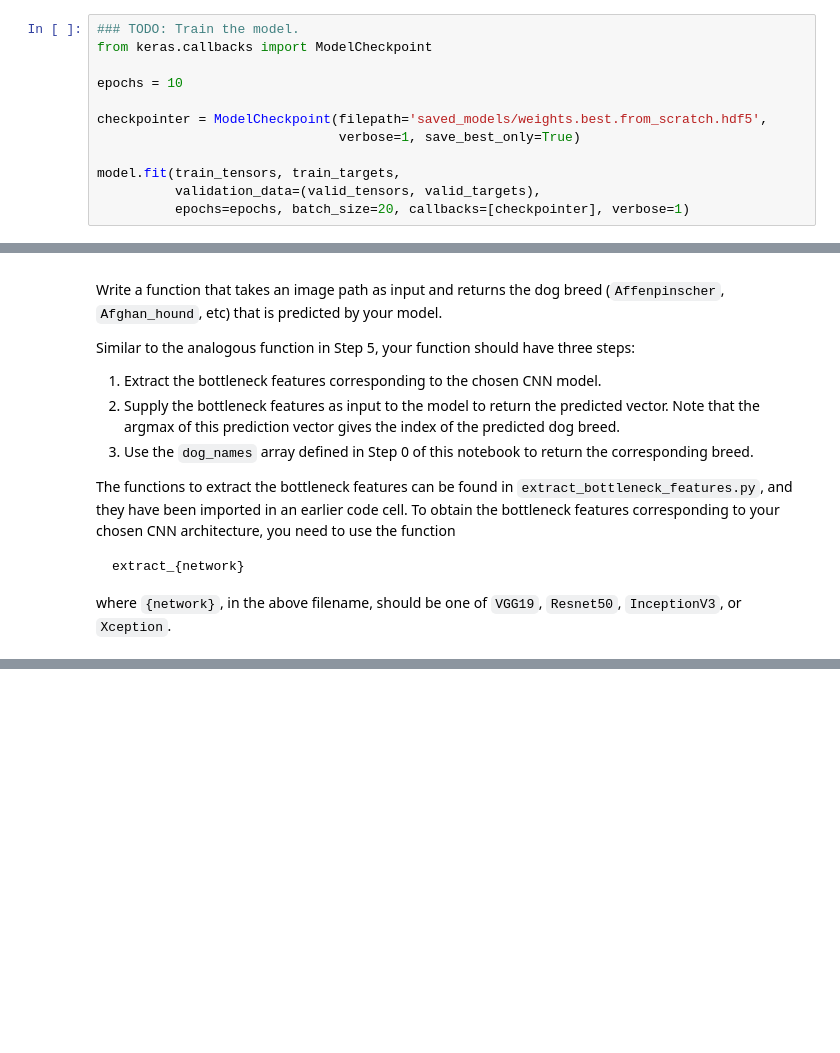
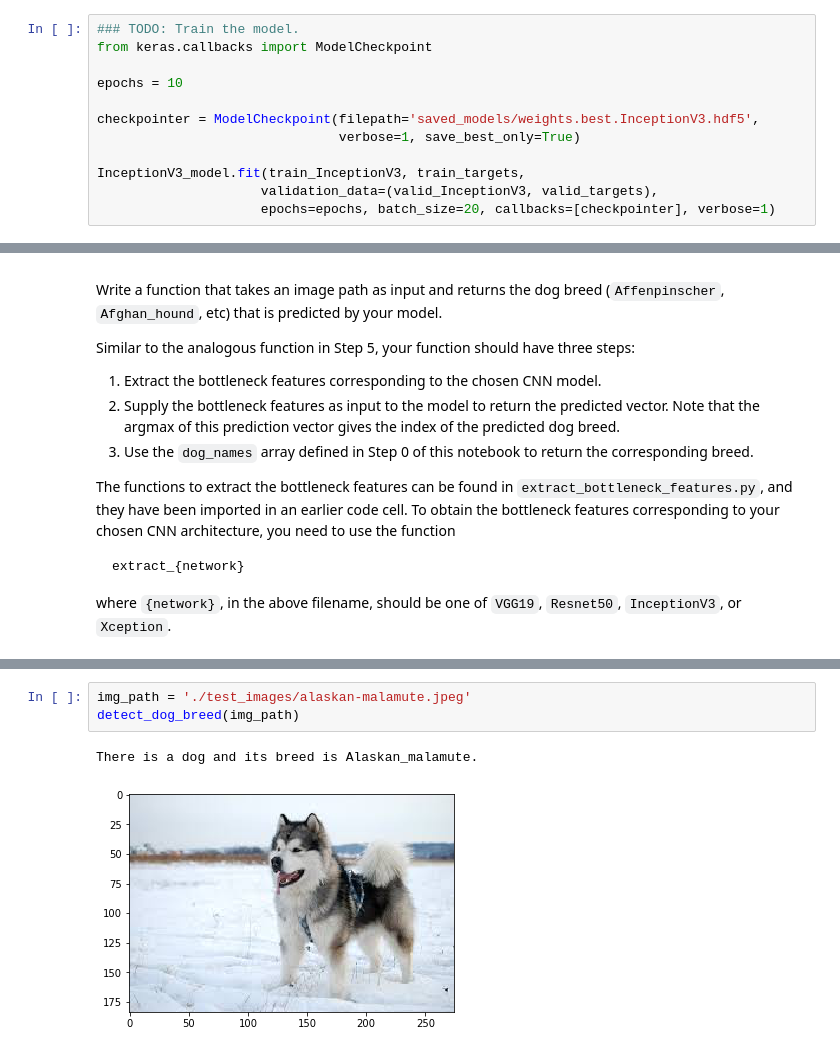
Before and after one commit to xpharry/dog-project, a Jupyter notebook: dog_app.ipynb, the cells around one changed output, grey strips where cells are left out. Drawn from its saved outputs; the diff is of its cells as text; blank space fills up the shorter version.

```diff
--- a/dog_app.ipynb
+++ b/dog_app.ipynb
@@ -633,9 +681,9 @@ from keras.callbacks import ModelCheckpoint
 
 epochs = 10
 
-checkpointer = ModelCheckpoint(filepath='saved_models/weights.best.from_scratch.hdf5',
+checkpointer = ModelCheckpoint(filepath='saved_models/weights.best.InceptionV3.hdf5',
                                verbose=1, save_best_only=True)
 
-model.fit(train_tensors, train_targets,
-          validation_data=(valid_tensors, valid_targets),
-          epochs=epochs, batch_size=20, callbacks=[checkpointer], verbose=1)
+InceptionV3_model.fit(train_InceptionV3, train_targets,
+                     validation_data=(valid_InceptionV3, valid_targets),
+                     epochs=epochs, batch_size=20, callbacks=[checkpointer], verbose=1)
@@ -734,0 +822,6 @@ TypeError: object of type 'int' has no len()
+# %%
+img_path = './test_images/alaskan-malamute.jpeg'
+detect_dog_breed(img_path)
+# %% [output]
+There is a dog and its breed is Alaskan_malamute.
+[figure, added]
```
Also changed, not shown: parts of 30 cells of this notebook, 8 other files.
